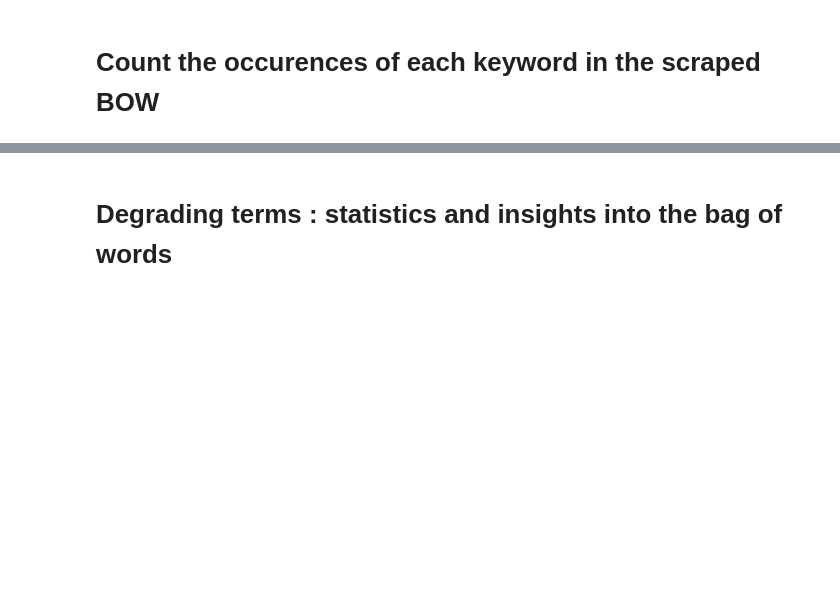
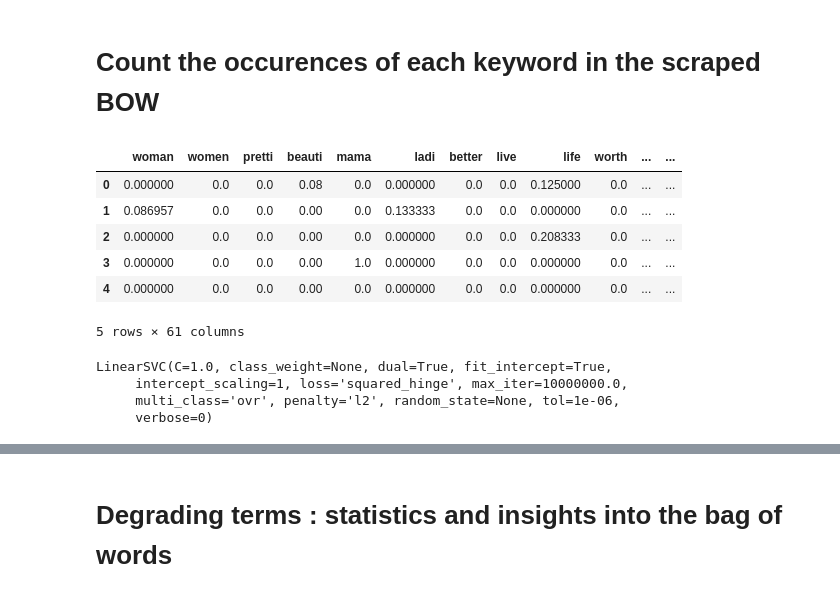
Before and after one commit to axnyang/CS401, a Jupyter notebook: msd_project.ipynb, the cells around one changed output, grey strips where cells are left out. Drawn from its saved outputs; the diff is of its cells as text; code cells hidden in the pictures; blank space fills up the shorter version.

```diff
--- a/msd_project.ipynb
+++ b/msd_project.ipynb
@@ -886,0 +885,2 @@ Count of not found lyrics : 26
+# %%
+neutral_tokens, neutral_lyrics = create_BOW_lyrics_dataframe(neutral_artists_to_scrape, neutral_titles_to_scrape, neutral_csv)
@@ -909,13 +912,31 @@ neutral_lyrics
 201 rows × 4 columns
 # %% [markdown]
 # Count the occurences of each keyword in the scraped BOW
+# %%
+tokenized_lyrics = positive_tokens + sexist_tokens + neutral_tokens
+label_lyrics = [1]*len(positive_tokens) + [-1]*len(sexist_tokens) + [0]*len(neutral_tokens)
 # %%
 word_count_dataset_list =[]
 
-for word in negative_words:
+for word in feature_list[2:]:
     word_count_list = []
     for  song in tokenized_lyrics: # These are the bow lyrics
-        print(c)
         c = song.count(word)
         word_count_list.append(c)
     word_count_dataset_list.append(word_count_list)
+# %%
+i=0
+word_count_lyrics_X = pd.DataFrame()
+for col in feature_list[2:]:
+    word_count_lyrics_X[col] = (word_count_dataset_list[i])
+    i = i + 1
+# %%
+word_count_lyrics_X.head()
+# %% [output]
+|  | woman | women | pretti | beauti | mama | ladi | better | live | life | worth | ... | ... |
+| 0 | 0.000000 | 0.0 | 0.0 | 0.08 | 0.0 | 0.000000 | 0.0 | 0.0 | 0.125000 | 0.0 | ... | ... |
+| 1 | 0.086957 | 0.0 | 0.0 | 0.00 | 0.0 | 0.133333 | 0.0 | 0.0 | 0.000000 | 0.0 | ... | ... |
+| 2 | 0.000000 | 0.0 | 0.0 | 0.00 | 0.0 | 0.000000 | 0.0 | 0.0 | 0.208333 | 0.0 | ... | ... |
+| 3 | 0.000000 | 0.0 | 0.0 | 0.00 | 1.0 | 0.000000 | 0.0 | 0.0 | 0.000000 | 0.0 | ... | ... |
+| 4 | 0.000000 | 0.0 | 0.0 | 0.00 | 0.0 | 0.000000 | 0.0 | 0.0 | 0.000000 | 0.0 | ... | ... |
+5 rows × 61 columns
@@ -921,0 +955,7 @@ for word in negative_words:
+# %%
+clf.fit(X_train, y_train)
+# %% [output]
+LinearSVC(C=1.0, class_weight=None, dual=True, fit_intercept=True,
+     intercept_scaling=1, loss='squared_hinge', max_iter=10000000.0,
+     multi_class='ovr', penalty='l2', random_state=None, tol=1e-06,
+     verbose=0)
```
Also changed, not shown: parts of 21 cells of this notebook.
